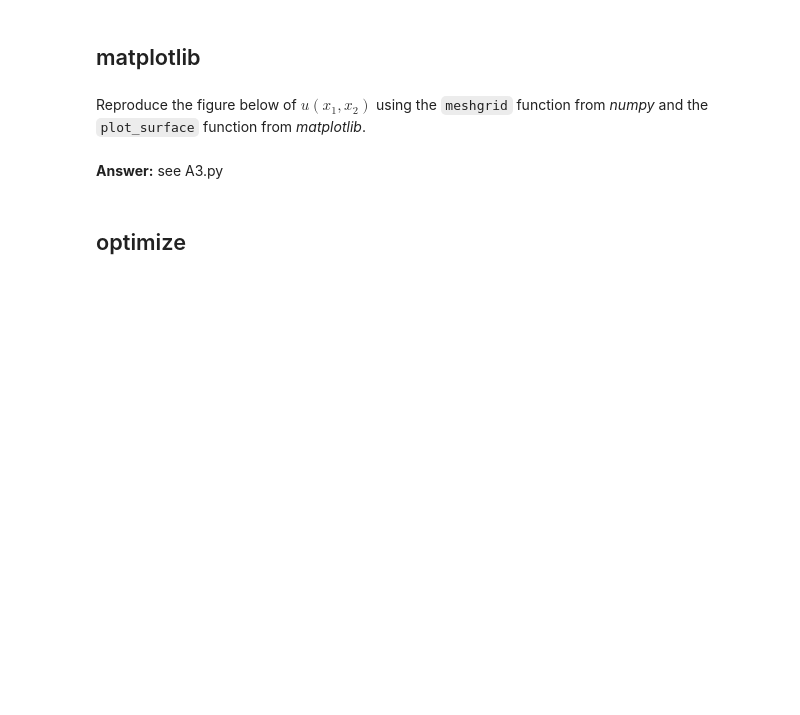
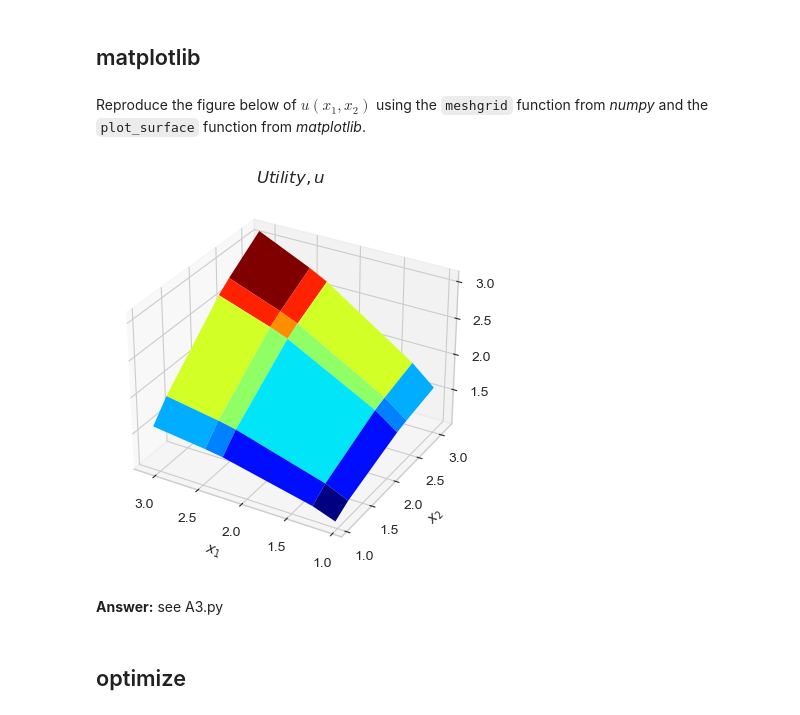
Before and after one commit to rdh702/IntroProg-exercises, a Jupyter notebook: PS1/problem_set_1.ipynb, the cells around one changed output. Cells and saved outputs as stored; diff of their text form; code cells hidden in the pictures; blank space fills up the shorter version.

```diff
--- a/PS1/problem_set_1.ipynb
+++ b/PS1/problem_set_1.ipynb
@@ -29,3 +27,8 @@ $$
+# %%
+# write your own code here
+def u(x1,x2, alpha=0.5, beta=1) :
+
+    return(alpha*x1**(-beta)+(1-alpha)*x2**(-beta))**(-(1/beta))
 # %% [markdown]
 **Answer:** see A1.py
 # %% [markdown]
@@ -71,9 +95,23 @@ from matplotlib import cm # for colormaps
 # %%
 # evaluate utility function
 x1_grid,x2_grid = np.meshgrid(x1_vec,x2_vec,indexing='ij')
 u_grid = u(x1_grid,x2_grid)
 
 # write your code here
+
+fig = plt.figure()
+ax = fig.add_subplot(1,1,1, projection = '3d')
+ax.plot_surface(x1_grid,x2_grid,u_grid, cmap=cm.jet)
+
+# add titles
+ax.set_xlabel('$x_1$')
+ax.set_ylabel('$x_2$')
+ax.set_title('$Utility,u$')
+
+# invert the function
+ax.invert_xaxis()
+# %% [output]
+[figure, added]
 # %% [markdown]
 **Answer:** see A3.py
 # %% [markdown]
```
Also changed, not shown: parts of 4 cells of this notebook.
